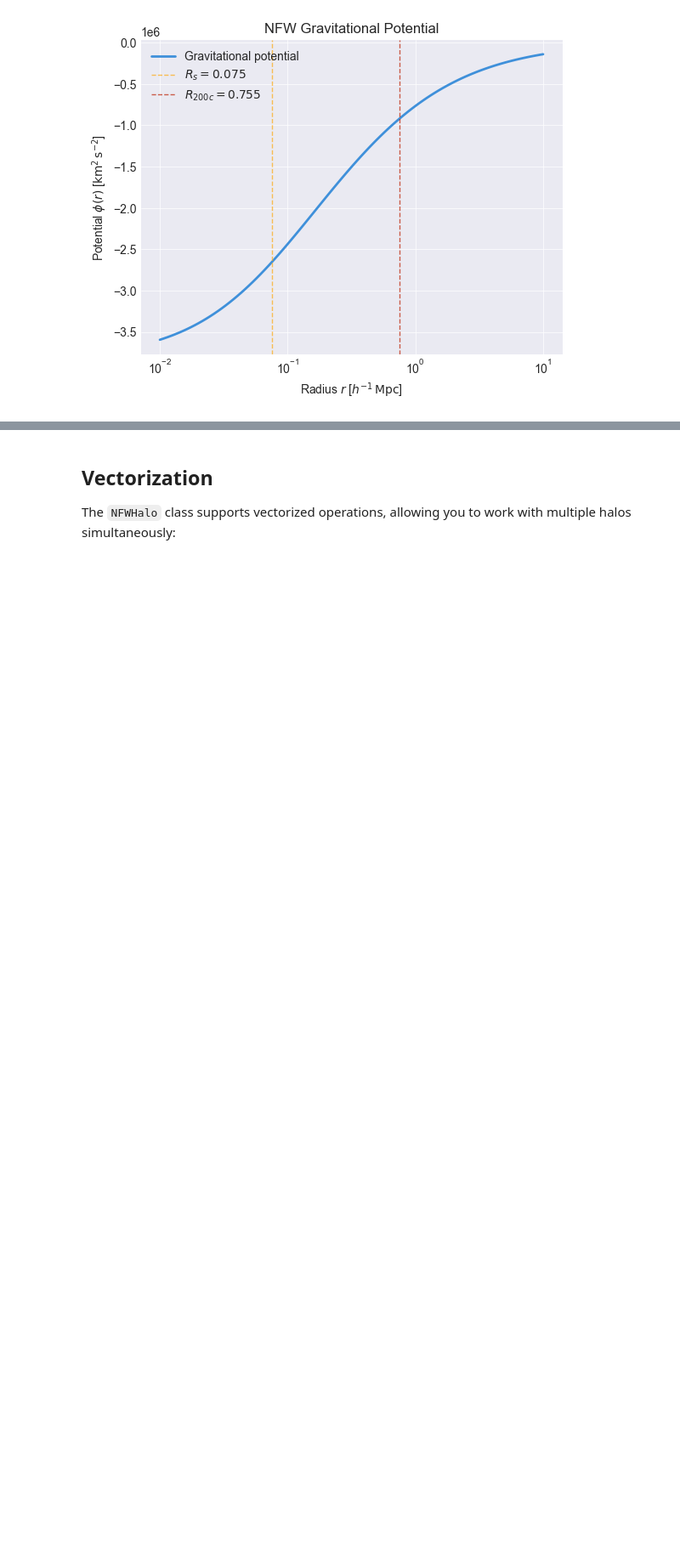
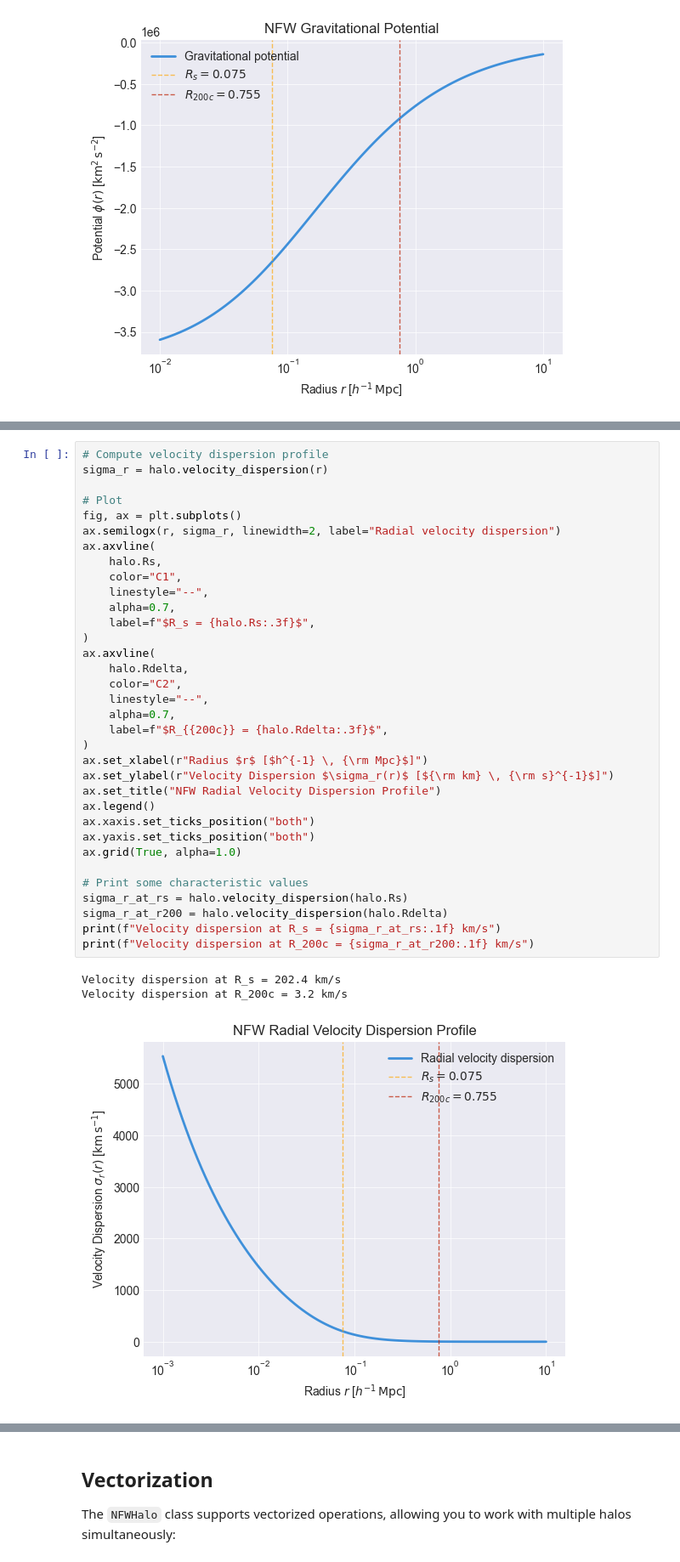
Before and after one commit to fkeruzore/halox, a Jupyter notebook: notebooks/nfw.ipynb, the cells around one changed output, grey strips where cells are left out. Shown at 85% size. Saved outputs shown, nothing was run; the diff lists cells and outputs as text; blank space fills up the shorter version.

```diff
--- a/notebooks/nfw.ipynb
+++ b/notebooks/nfw.ipynb
@@ -186,0 +195,38 @@ ax.grid(True, alpha=1.0)
+# %%
+# Compute velocity dispersion profile
+sigma_r = halo.velocity_dispersion(r)
+
+# Plot
+fig, ax = plt.subplots()
+ax.semilogx(r, sigma_r, linewidth=2, label="Radial velocity dispersion")
+ax.axvline(
+    halo.Rs,
+    color="C1",
+    linestyle="--",
+    alpha=0.7,
+    label=f"$R_s = {halo.Rs:.3f}$",
+)
+ax.axvline(
+    halo.Rdelta,
+    color="C2",
+    linestyle="--",
+    alpha=0.7,
+    label=f"$R_{{200c}} = {halo.Rdelta:.3f}$",
+)
+ax.set_xlabel(r"Radius $r$ [$h^{-1} \, {\rm Mpc}$]")
+ax.set_ylabel(r"Velocity Dispersion $\sigma_r(r)$ [${\rm km} \, {\rm s}^{-1}$]")
+ax.set_title("NFW Radial Velocity Dispersion Profile")
+ax.legend()
+ax.xaxis.set_ticks_position("both")
+ax.yaxis.set_ticks_position("both")
+ax.grid(True, alpha=1.0)
+
+# Print some characteristic values
+sigma_r_at_rs = halo.velocity_dispersion(halo.Rs)
+sigma_r_at_r200 = halo.velocity_dispersion(halo.Rdelta)
+print(f"Velocity dispersion at R_s = {sigma_r_at_rs:.1f} km/s")
+print(f"Velocity dispersion at R_200c = {sigma_r_at_r200:.1f} km/s")
+# %% [output]
+Velocity dispersion at R_s = 202.4 km/s
+Velocity dispersion at R_200c = 3.2 km/s
+[figure, added]
```
Also changed, not shown: parts of 6 cells of this notebook, 1 other file.
